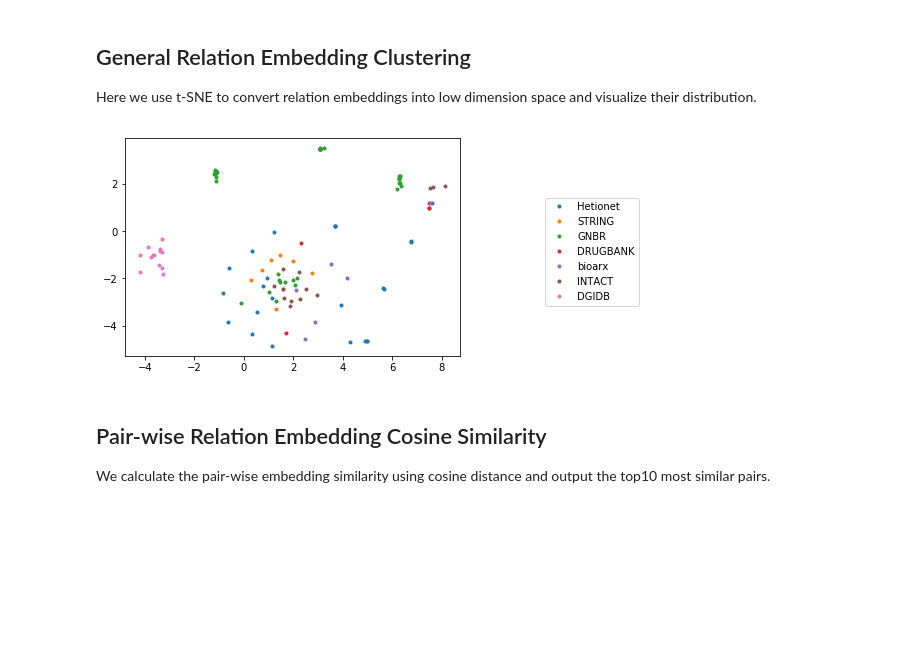
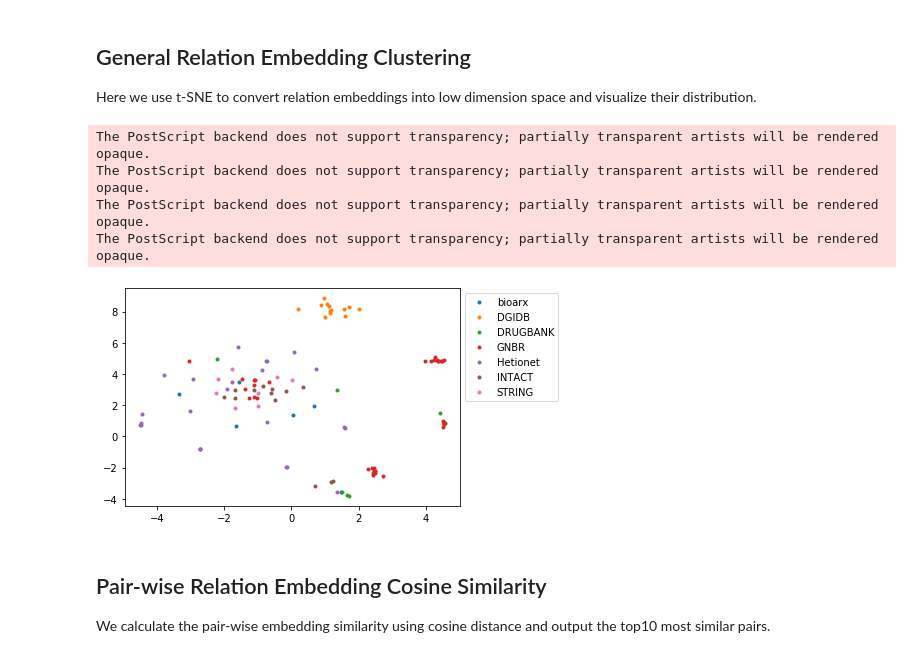
Before and after one commit to gnn4dr/DRKG, a Jupyter notebook: embedding_analysis/Relation_similarity_analysis.ipynb, the cells around one changed output. Cells and saved outputs as stored; diff of their text form; code cells hidden in the pictures; blank space fills up the shorter version.

```diff
--- a/embedding_analysis/Relation_similarity_analysis.ipynb
+++ b/embedding_analysis/Relation_similarity_analysis.ipynb
@@ -41,27 +41,33 @@ Here we use t-SNE to convert relation embeddings into low dimension space and vi
 # %%
 from matplotlib import cm
 import matplotlib.pyplot as plt
 from sklearn.utils import check_random_state
 from sklearn.manifold import TSNE
 
 dataset_id = {}
 for rel_name, i in rel2id.items():
     rel_key = rel_name.split('::')[0]
     if dataset_id.get(rel_key, None) is None:
         dataset_id[rel_key] = []
     dataset_id[rel_key].append(i)
 
 X_embedded = TSNE(n_components=2).fit_transform(rel_emb).T
 p = cm.rainbow(int(255/2 * 1))
+fig = plt.figure()
+ax = fig.add_subplot(111)
 for key, val in dataset_id.items():
     val = np.asarray(val, dtype=np.long)
 
-    plt.plot(X_embedded[0][val], X_embedded[1][val], '.', label=key)
-    plt.legend(bbox_to_anchor=(0, 0, 1.55, 0.75))
+    ax.plot(X_embedded[0][val], X_embedded[1][val], '.', label=key)
 
-plt.show()
+lgd = ax.legend(bbox_to_anchor=(1.0, 1.0))
+plt.savefig('relation.eps', bbox_extra_artists=(lgd,), bbox_inches='tight', format='eps')
 # %% [output]
+The PostScript backend does not support transparency; partially transparent artists will be rendered opaque.
+The PostScript backend does not support transparency; partially transparent artists will be rendered opaque.
+The PostScript backend does not support transparency; partially transparent artists will be rendered opaque.
+The PostScript backend does not support transparency; partially transparent artists will be rendered opaque.
-[figure, old version]
+[figure, new version]
 # %% [markdown]
 ## Pair-wise Relation Embedding Cosine Similarity
 We calculate the pair-wise embedding similarity using cosine distance and output the top10 most similar pairs.
```
Also changed, not shown: parts of 6 cells of this notebook, 4 other files.
